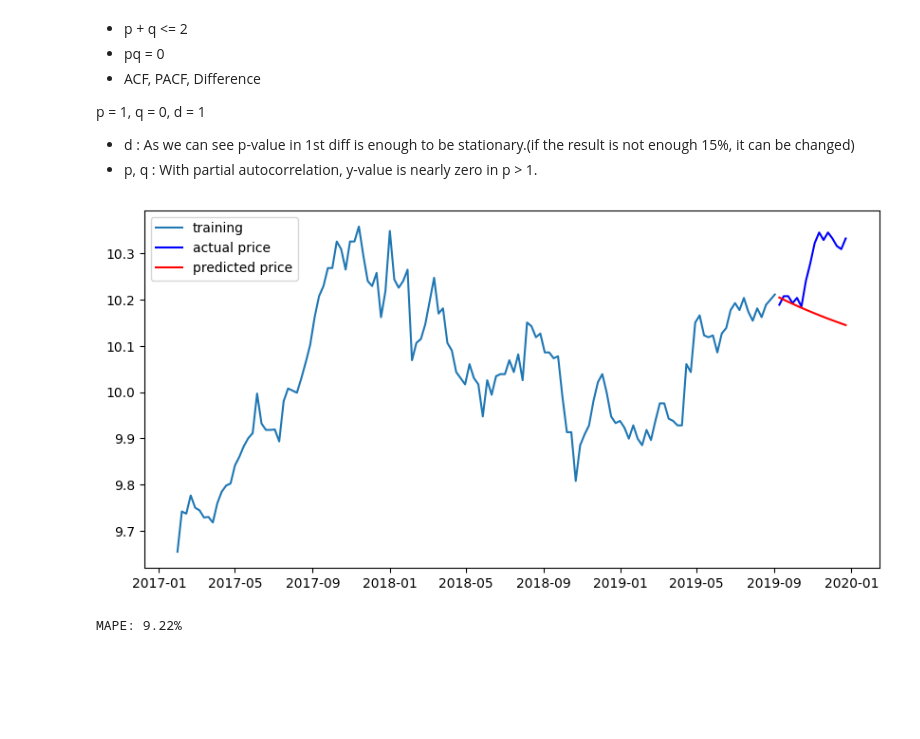
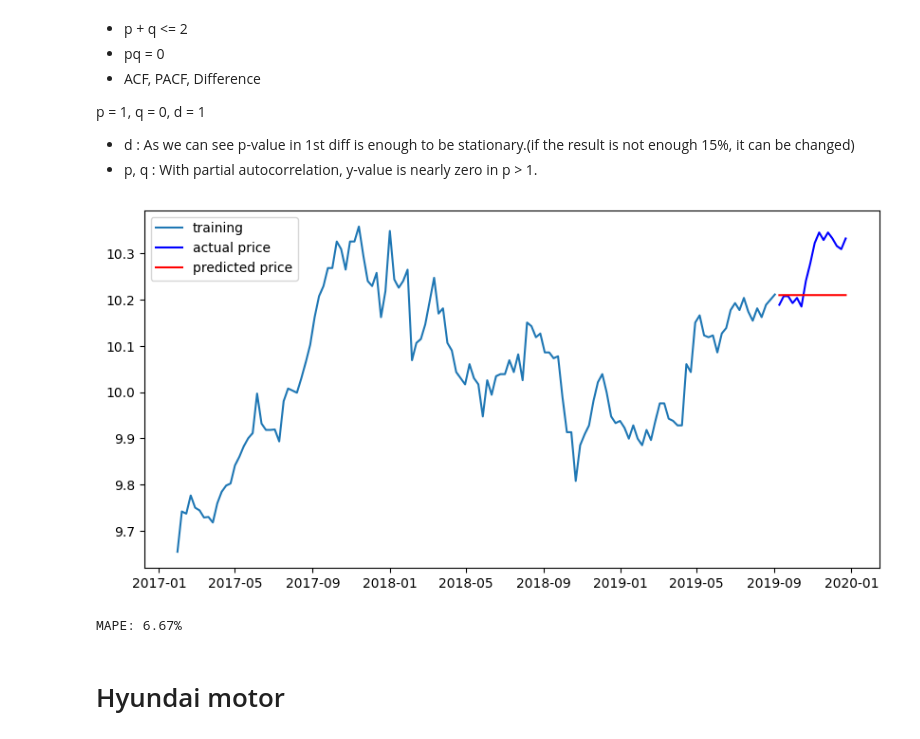
Before and after one commit to jujemu/Aiffel, a Jupyter notebook: EX/EX-3/[EX-3]Naver_stock.ipynb, the cells around one changed output. Drawn from its saved outputs; the diff is of its cells as text; code cells hidden in the pictures; blank space fills up the shorter version.

```diff
--- a/EX/EX-3/[EX-3]Naver_stock.ipynb
+++ b/EX/EX-3/[EX-3]Naver_stock.ipynb
@@ -294,23 +309,25 @@ p = 1, q = 0, d = 1
  - d : As we can see p-value in 1st diff is enough to be stationary.(if the result is not enough 15%, it can be changed)
  - p, q : With partial autocorrelation, y-value is nearly zero in p > 1.
 # %%
-model = ARIMA(train_data, order=(1, 0, 1))
+model = ARIMA(train_data, order=(1, 1, 0))
 fitted_m = model.fit()
 
 fc = fitted_m.forecast(len(test_data), alpha=0.05)
 fc = np.array(fc)
 fc_series = pd.Series(fc, index=test_data.index)
 
 plt.figure(figsize=(10,5), dpi=100)
 plt.plot(train_data, label='training')
 plt.plot(test_data, c='b', label='actual price')
 plt.plot(fc_series, c='r',label='predicted price')
 plt.legend()
 plt.show()
 # %% [output]
-[figure, old version]
+[figure, new version]
 # %%
 mape = np.mean(np.abs(np.exp(fc) - np.exp(test_data))/np.abs(np.exp(test_data)))
 print('MAPE: {:.2f}%'.format(mape*100))
 # %% [output]
-MAPE: 9.22%
+MAPE: 6.67%
+# %% [markdown]
+# Hyundai motor
```
Also changed, not shown: parts of 15 cells of this notebook.
